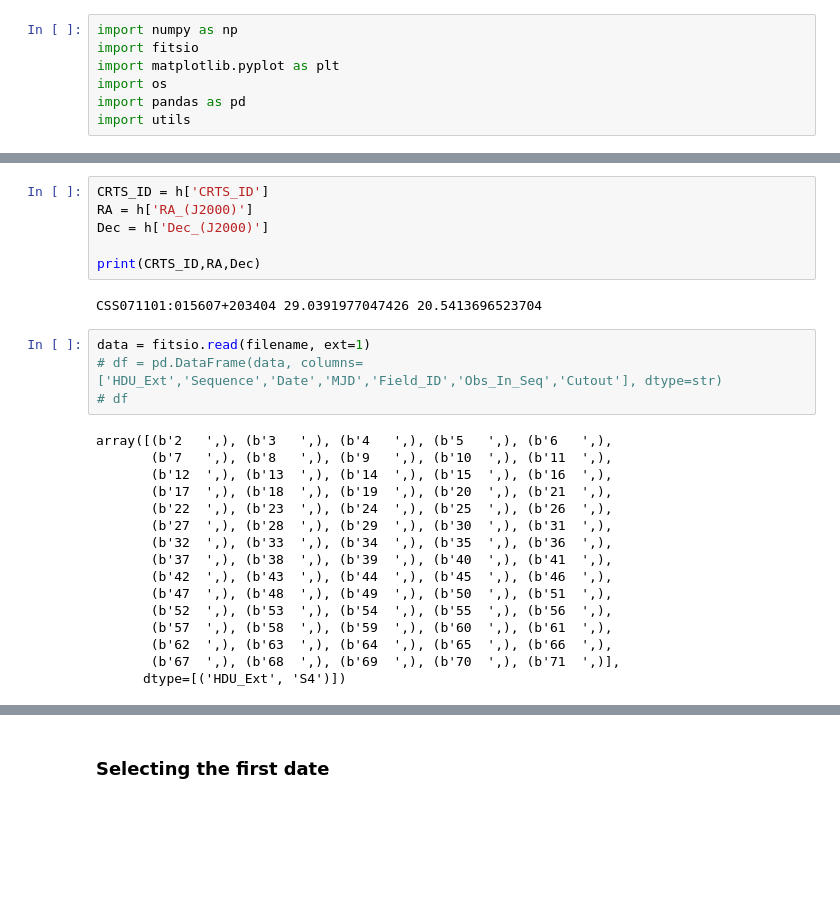
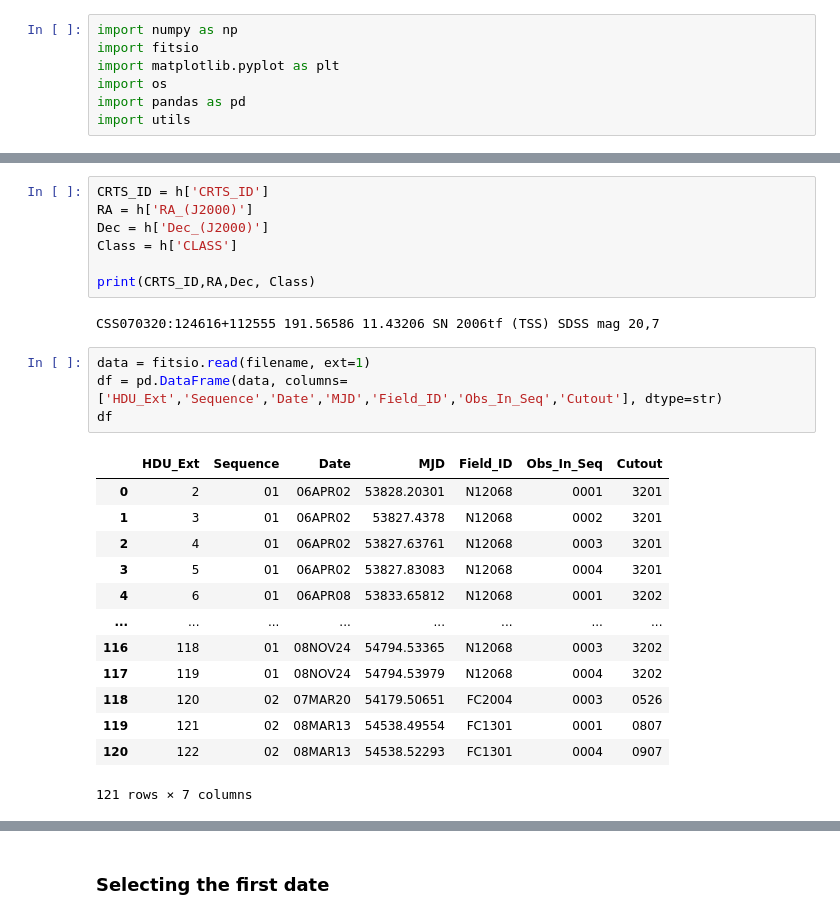
Before and after one commit to jsuarez314/tao_, a Jupyter notebook: Read_dataset.ipynb, the cells around one changed output, grey strips where cells are left out. Drawn from its saved outputs; the diff is of its cells as text; blank space fills up the shorter version.

```diff
--- a/Read_dataset.ipynb
+++ b/Read_dataset.ipynb
@@ -30,30 +34,29 @@ IMG_REF = '01_05APR21_N21084_0001_cutout_0205.fits'
 CRTS_ID = h['CRTS_ID']
 RA = h['RA_(J2000)']
 Dec = h['Dec_(J2000)']
+Class = h['CLASS']
 
-print(CRTS_ID,RA,Dec)
+print(CRTS_ID,RA,Dec, Class)
 # %% [output]
-CSS071101:015607+203404 29.0391977047426 20.5413696523704
+CSS070320:124616+112555 191.56586 11.43206 SN 2006tf (TSS) SDSS mag 20,7
 # %%
 data = fitsio.read(filename, ext=1)
-# df = pd.DataFrame(data, columns=['HDU_Ext','Sequence','Date','MJD','Field_ID','Obs_In_Seq','Cutout'], dtype=str)
-# df
+df = pd.DataFrame(data, columns=['HDU_Ext','Sequence','Date','MJD','Field_ID','Obs_In_Seq','Cutout'], dtype=str)
+df
 # %% [output]
+|  | HDU_Ext | Sequence | Date | MJD | Field_ID | Obs_In_Seq | Cutout |
+| 0 | 2 | 01 | 06APR02 | 53828.20301 | N12068 | 0001 | 3201 |
+| 1 | 3 | 01 | 06APR02 | 53827.4378 | N12068 | 0002 | 3201 |
+| 2 | 4 | 01 | 06APR02 | 53827.63761 | N12068 | 0003 | 3201 |
+| 3 | 5 | 01 | 06APR02 | 53827.83083 | N12068 | 0004 | 3201 |
+| 4 | 6 | 01 | 06APR08 | 53833.65812 | N12068 | 0001 | 3202 |
+| ... | ... | ... | ... | ... | ... | ... | ... |
+| 116 | 118 | 01 | 08NOV24 | 54794.53365 | N12068 | 0003 | 3202 |
+| 117 | 119 | 01 | 08NOV24 | 54794.53979 | N12068 | 0004 | 3202 |
+| 118 | 120 | 02 | 07MAR20 | 54179.50651 | FC2004 | 0003 | 0526 |
+| 119 | 121 | 02 | 08MAR13 | 54538.49554 | FC1301 | 0001 | 0807 |
+| 120 | 122 | 02 | 08MAR13 | 54538.52293 | FC1301 | 0004 | 0907 |
-array([(b'2   ',), (b'3   ',), (b'4   ',), (b'5   ',), (b'6   ',),
-       (b'7   ',), (b'8   ',), (b'9   ',), (b'10  ',), (b'11  ',),
-       (b'12  ',), (b'13  ',), (b'14  ',), (b'15  ',), (b'16  ',),
-       (b'17  ',), (b'18  ',), (b'19  ',), (b'20  ',), (b'21  ',),
-       (b'22  ',), (b'23  ',), (b'24  ',), (b'25  ',), (b'26  ',),
-       (b'27  ',), (b'28  ',), (b'29  ',), (b'30  ',), (b'31  ',),
-       (b'32  ',), (b'33  ',), (b'34  ',), (b'35  ',), (b'36  ',),
-       (b'37  ',), (b'38  ',), (b'39  ',), (b'40  ',), (b'41  ',),
-       (b'42  ',), (b'43  ',), (b'44  ',), (b'45  ',), (b'46  ',),
-       (b'47  ',), (b'48  ',), (b'49  ',), (b'50  ',), (b'51  ',),
-       (b'52  ',), (b'53  ',), (b'54  ',), (b'55  ',), (b'56  ',),
-       (b'57  ',), (b'58  ',), (b'59  ',), (b'60  ',), (b'61  ',),
-       (b'62  ',), (b'63  ',), (b'64  ',), (b'65  ',), (b'66  ',),
-       (b'67  ',), (b'68  ',), (b'69  ',), (b'70  ',), (b'71  ',)],
-      dtype=[('HDU_Ext', 'S4')])
+121 rows × 7 columns
 # %%
 dates = np.unique(df['Date'])
 dates
```
Also changed, not shown: parts of 23 cells of this notebook, 2 other files.
